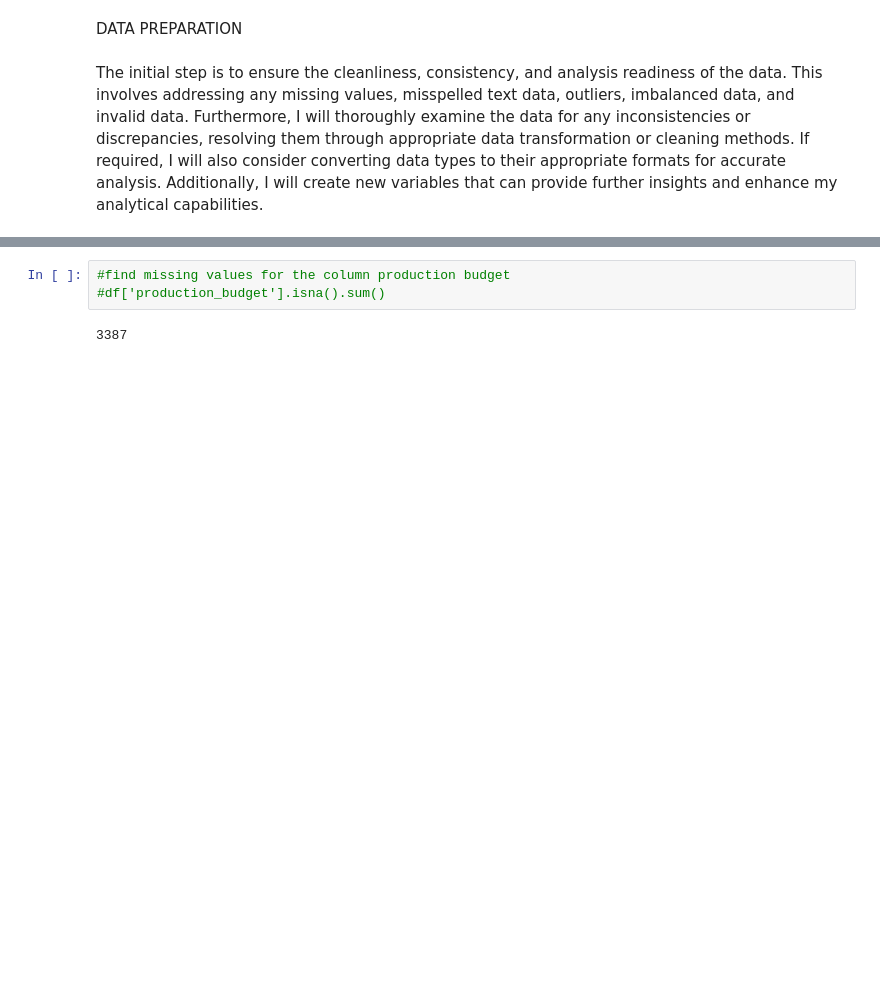
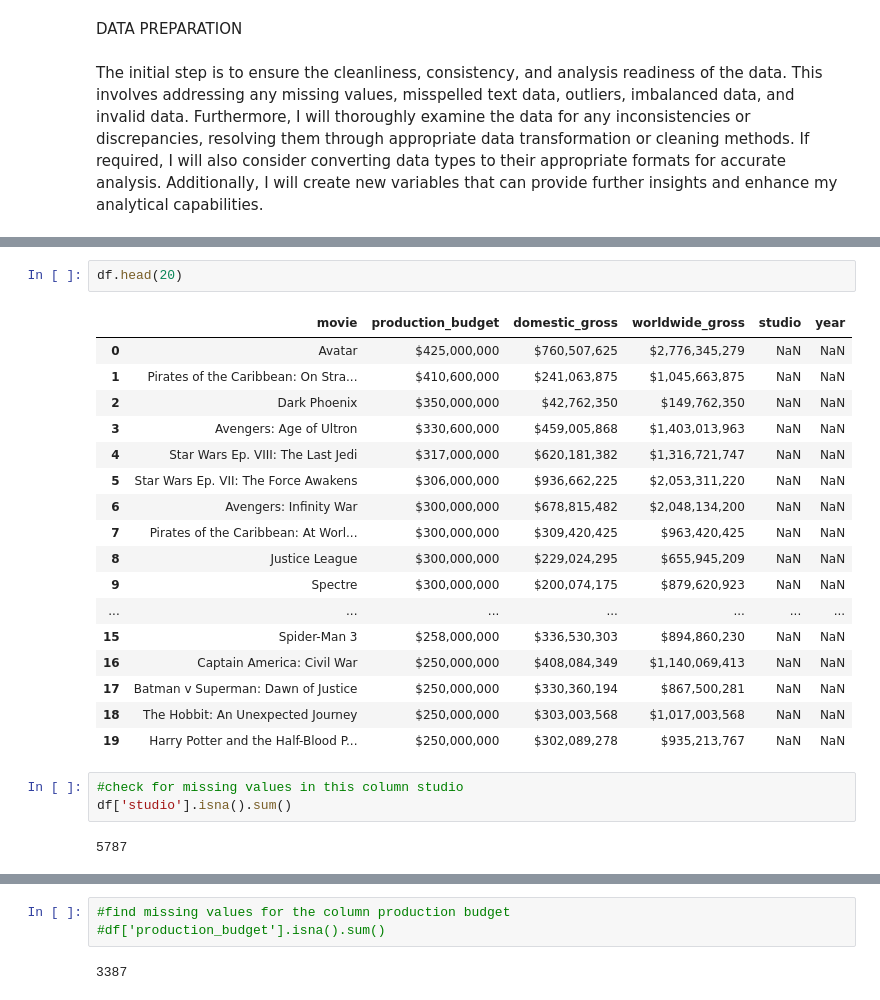
Before and after one commit to Wendy0001/EndofP1, a Jupyter notebook: NotebookP2.ipynb, the cells around one changed output, grey strips where cells are left out. Cells and saved outputs as stored; diff of their text form; blank space fills up the shorter version.

```diff
--- a/NotebookP2.ipynb
+++ b/NotebookP2.ipynb
@@ -262,0 +291,25 @@ memory usage: 572.4+ KB
+# %%
+df.head(20)
+# %% [output]
+|  | movie | production_budget | domestic_gross | worldwide_gross | studio | year |
+| 0 | Avatar | $425,000,000 | $760,507,625 | $2,776,345,279 | NaN | NaN |
+| 1 | Pirates of the Caribbean: On Stra... | $410,600,000 | $241,063,875 | $1,045,663,875 | NaN | NaN |
+| 2 | Dark Phoenix | $350,000,000 | $42,762,350 | $149,762,350 | NaN | NaN |
+| 3 | Avengers: Age of Ultron | $330,600,000 | $459,005,868 | $1,403,013,963 | NaN | NaN |
+| 4 | Star Wars Ep. VIII: The Last Jedi | $317,000,000 | $620,181,382 | $1,316,721,747 | NaN | NaN |
+| 5 | Star Wars Ep. VII: The Force Awakens | $306,000,000 | $936,662,225 | $2,053,311,220 | NaN | NaN |
+| 6 | Avengers: Infinity War | $300,000,000 | $678,815,482 | $2,048,134,200 | NaN | NaN |
+| 7 | Pirates of the Caribbean: At Worl... | $300,000,000 | $309,420,425 | $963,420,425 | NaN | NaN |
+| 8 | Justice League | $300,000,000 | $229,024,295 | $655,945,209 | NaN | NaN |
+| 9 | Spectre | $300,000,000 | $200,074,175 | $879,620,923 | NaN | NaN |
+| ... | ... | ... | ... | ... | ... | ... |
+| 15 | Spider-Man 3 | $258,000,000 | $336,530,303 | $894,860,230 | NaN | NaN |
+| 16 | Captain America: Civil War | $250,000,000 | $408,084,349 | $1,140,069,413 | NaN | NaN |
+| 17 | Batman v Superman: Dawn of Justice | $250,000,000 | $330,360,194 | $867,500,281 | NaN | NaN |
+| 18 | The Hobbit: An Unexpected Journey | $250,000,000 | $303,003,568 | $1,017,003,568 | NaN | NaN |
+| 19 | Harry Potter and the Half-Blood P... | $250,000,000 | $302,089,278 | $935,213,767 | NaN | NaN |
+# %%
+#check for missing values in this column studio
+df['studio'].isna().sum()
+# %% [output]
+5787
```
Also changed, not shown: parts of 24 cells of this notebook.
